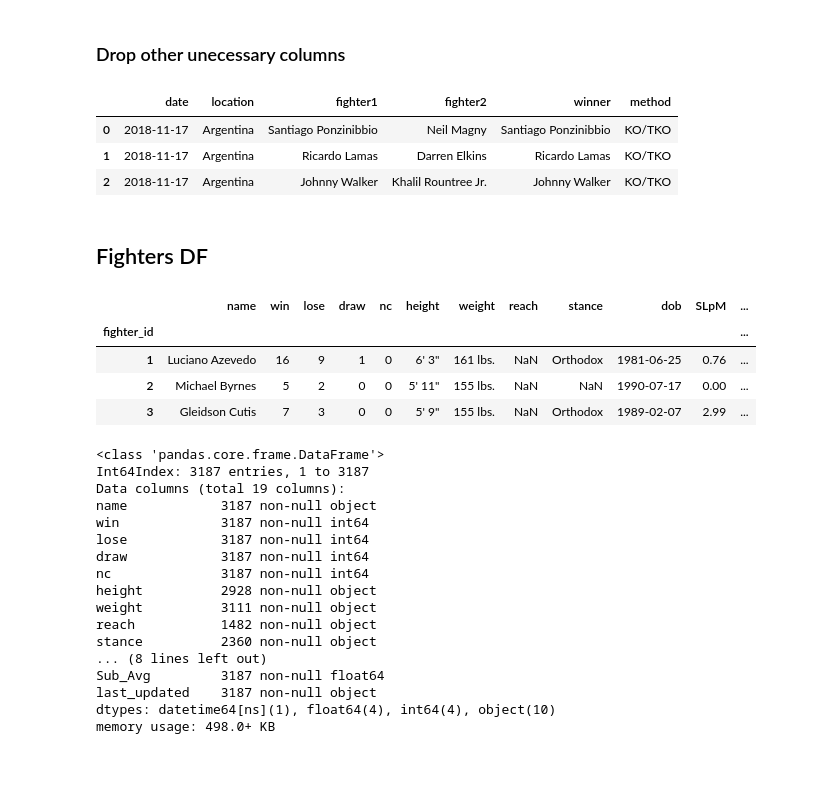
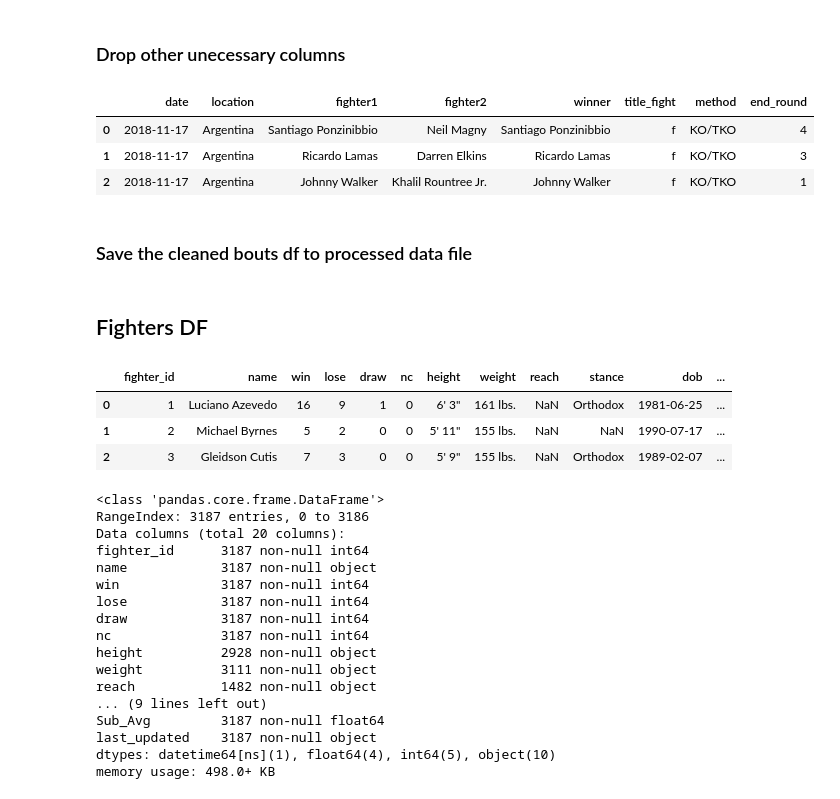
Before and after one commit to AdamBlomfield/machine_learning_ufc_data, a Jupyter notebook: notebooks/test_code_for_dfs.ipynb, the cells around one changed output. Cells and saved outputs as stored; diff of their text form; code cells hidden in the pictures; blank space fills up the shorter version.

Commit message:
cleaned all of bouts and fighters csv files and added to processed

```diff
--- a/notebooks/test_code_for_dfs.ipynb
+++ b/notebooks/test_code_for_dfs.ipynb
@@ -394,11 +398,13 @@ True
 # %% [markdown]
 ### Drop other unecessary columns
 # %%
-cols_to_keep = ['date', 'location', 'fighter1', 'fighter2', 'winner', 'method']
+cols_to_keep = ['date', 'location', 'fighter1', 'fighter2', 'winner', 'title_fight', 'method', 'end_round']
 data_bouts = data_bouts[cols_to_keep]
 data_bouts.head(3)
 # %% [output]
-|  | date | location | fighter1 | fighter2 | winner | method |
-| 0 | 2018-11-17 | Argentina | Santiago Ponzinibbio | Neil Magny | Santiago Ponzinibbio | KO/TKO |
-| 1 | 2018-11-17 | Argentina | Ricardo Lamas | Darren Elkins | Ricardo Lamas | KO/TKO |
-| 2 | 2018-11-17 | Argentina | Johnny Walker | Khalil Rountree Jr. | Johnny Walker | KO/TKO |
+|  | date | location | fighter1 | fighter2 | winner | title_fight | method | end_round |
+| 0 | 2018-11-17 | Argentina | Santiago Ponzinibbio | Neil Magny | Santiago Ponzinibbio | f | KO/TKO | 4 |
+| 1 | 2018-11-17 | Argentina | Ricardo Lamas | Darren Elkins | Ricardo Lamas | f | KO/TKO | 3 |
+| 2 | 2018-11-17 | Argentina | Johnny Walker | Khalil Rountree Jr. | Johnny Walker | f | KO/TKO | 1 |
+# %% [markdown]
+### Save the cleaned bouts df to processed data file
@@ -405,20 +413,20 @@ data_bouts.head(3)
 # %% [markdown]
 ## Fighters DF
 # %%
-data_fighters = pd.read_csv('../data/raw/ufc_fighters.csv', index_col=0, parse_dates=['dob'])
+data_fighters = pd.read_csv('../data/raw/ufc_fighters.csv', parse_dates=['dob'])
 data_fighters.head(3)
 # %% [output]
-|  | name | win | lose | draw | nc | height | weight | reach | stance | dob | SLpM | ... |
-| fighter_id |  |  |  |  |  |  |  |  |  |  |  | ... |
-| 1 | Luciano Azevedo | 16 | 9 | 1 | 0 | 6' 3" | 161 lbs. | NaN | Orthodox | 1981-06-25 | 0.76 | ... |
-| 2 | Michael Byrnes | 5 | 2 | 0 | 0 | 5' 11" | 155 lbs. | NaN | NaN | 1990-07-17 | 0.00 | ... |
-| 3 | Gleidson Cutis | 7 | 3 | 0 | 0 | 5' 9" | 155 lbs. | NaN | Orthodox | 1989-02-07 | 2.99 | ... |
+|  | fighter_id | name | win | lose | draw | nc | height | weight | reach | stance | dob | ... |
+| 0 | 1 | Luciano Azevedo | 16 | 9 | 1 | 0 | 6' 3" | 161 lbs. | NaN | Orthodox | 1981-06-25 | ... |
+| 1 | 2 | Michael Byrnes | 5 | 2 | 0 | 0 | 5' 11" | 155 lbs. | NaN | NaN | 1990-07-17 | ... |
+| 2 | 3 | Gleidson Cutis | 7 | 3 | 0 | 0 | 5' 9" | 155 lbs. | NaN | Orthodox | 1989-02-07 | ... |
 # %%
 data_fighters.info()
 # %% [output]
 <class 'pandas.core.frame.DataFrame'>
-Int64Index: 3187 entries, 1 to 3187
-Data columns (total 19 columns):
+RangeIndex: 3187 entries, 0 to 3186
+Data columns (total 20 columns):
+fighter_id      3187 non-null int64
 name            3187 non-null object
 win             3187 non-null int64
 lose            3187 non-null int64
@@ -427,9 +435,8 @@ nc              3187 non-null int64
 height          2928 non-null object
 weight          3111 non-null object
 reach           1482 non-null object
-stance          2360 non-null object
-... (8 lines left out)
+... (9 lines left out)
 Sub_Avg         3187 non-null float64
 last_updated    3187 non-null object
-dtypes: datetime64[ns](1), float64(4), int64(4), object(10)
+dtypes: datetime64[ns](1), float64(4), int64(5), object(10)
 memory usage: 498.0+ KB
```
Also changed, not shown: parts of 49 cells of this notebook, 3 other files.
